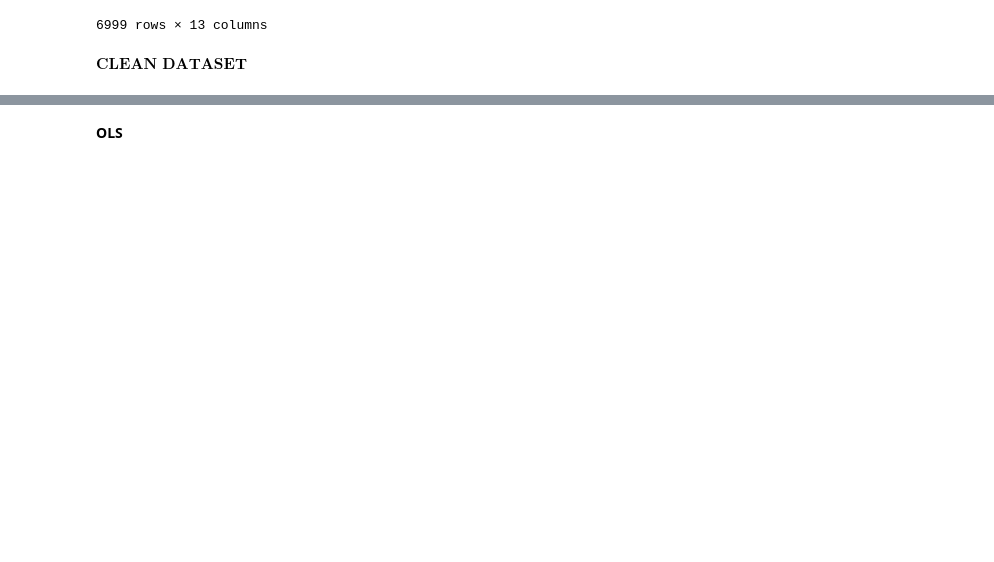
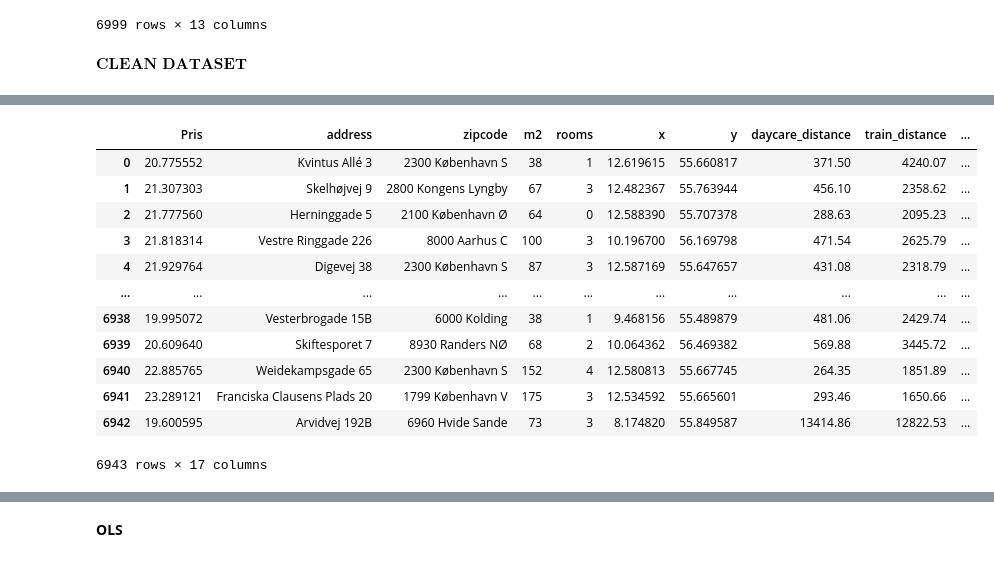
Before and after one commit to txg194/Qwe, a Jupyter notebook: Examproject/Final_dataset.ipynb, the cells around one changed output, grey strips where cells are left out. Drawn from its saved outputs; the diff is of its cells as text; code cells hidden in the pictures; blank space fills up the shorter version.

```diff
--- a/Examproject/Final_dataset.ipynb
+++ b/Examproject/Final_dataset.ipynb
@@ -380,2 +426,20 @@ NameError: name 'pd' is not defined
 # %%
-df_data["Pris"] = df_data["Pris"].str.rstrip('.')
+y = df_data.Pris.to_numpy()
+X = df_data.drop(['Pris','rooms', 'hospital_distance', 'train_distance', 'address' , 'zipcode', 'x','y'], axis=1).to_numpy()
+X = np.array(X, dtype=np.float64)
+X, y;
+df_data
+# %% [output]
+|  | Pris | address | zipcode | m2 | rooms | x | y | daycare_distance | train_distance | ... |
+| 0 | 20.775552 | Kvintus Allé 3 | 2300 København S | 38 | 1 | 12.619615 | 55.660817 | 371.50 | 4240.07 | ... |
+| 1 | 21.307303 | Skelhøjvej 9 | 2800 Kongens Lyngby | 67 | 3 | 12.482367 | 55.763944 | 456.10 | 2358.62 | ... |
+| 2 | 21.777560 | Herninggade 5 | 2100 København Ø | 64 | 0 | 12.588390 | 55.707378 | 288.63 | 2095.23 | ... |
+| 3 | 21.818314 | Vestre Ringgade 226 | 8000 Aarhus C | 100 | 3 | 10.196700 | 56.169798 | 471.54 | 2625.79 | ... |
+| 4 | 21.929764 | Digevej 38 | 2300 København S | 87 | 3 | 12.587169 | 55.647657 | 431.08 | 2318.79 | ... |
+| ... | ... | ... | ... | ... | ... | ... | ... | ... | ... | ... |
+| 6938 | 19.995072 | Vesterbrogade 15B | 6000 Kolding | 38 | 1 | 9.468156 | 55.489879 | 481.06 | 2429.74 | ... |
+| 6939 | 20.609640 | Skiftesporet 7 | 8930 Randers NØ | 68 | 2 | 10.064362 | 56.469382 | 569.88 | 3445.72 | ... |
+| 6940 | 22.885765 | Weidekampsgade 65 | 2300 København S | 152 | 4 | 12.580813 | 55.667745 | 264.35 | 1851.89 | ... |
+| 6941 | 23.289121 | Franciska Clausens Plads 20 | 1799 København V | 175 | 3 | 12.534592 | 55.665601 | 293.46 | 1650.66 | ... |
+| 6942 | 19.600595 | Arvidvej 192B | 6960 Hvide Sande | 73 | 3 | 8.174820 | 55.849587 | 13414.86 | 12822.53 | ... |
+6943 rows × 17 columns
```
Also changed, not shown: parts of 24 cells of this notebook.
